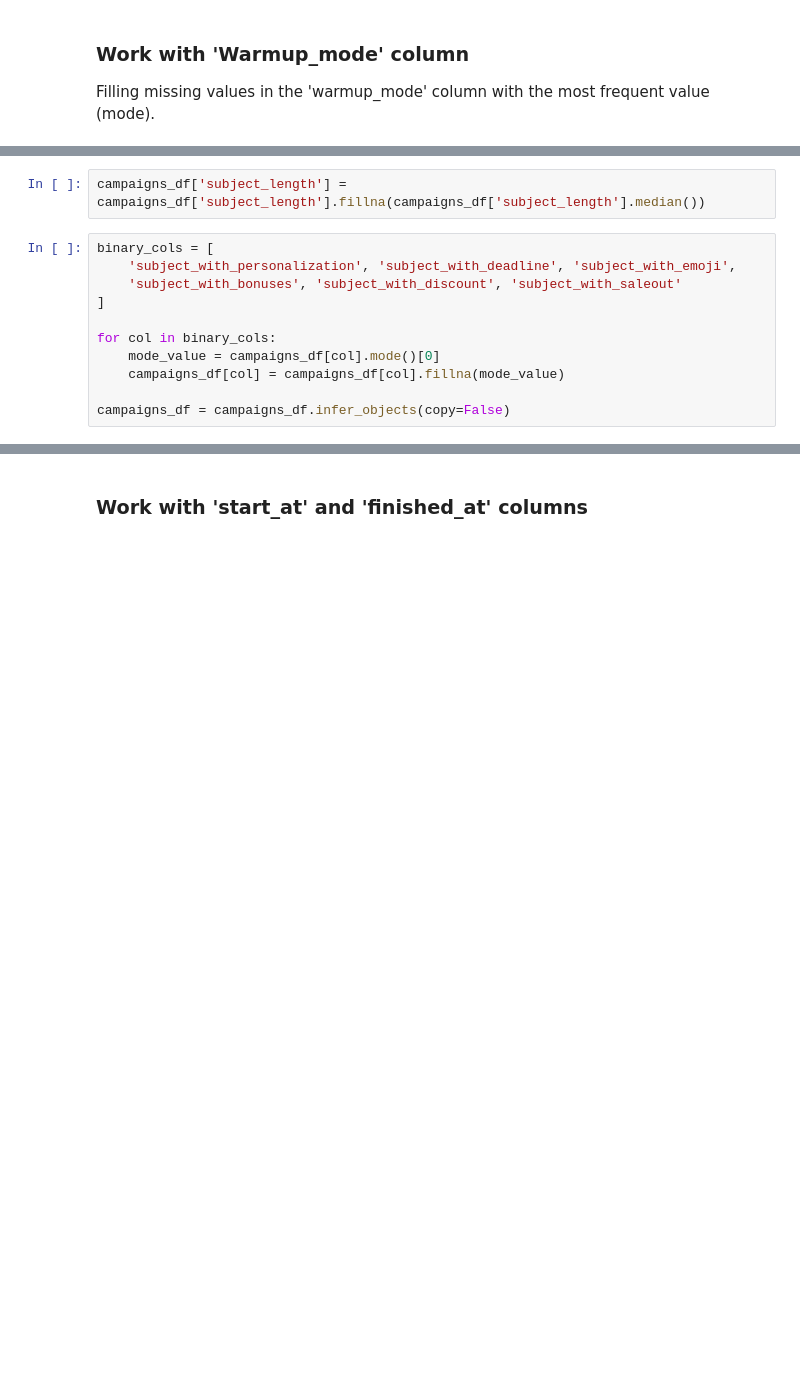
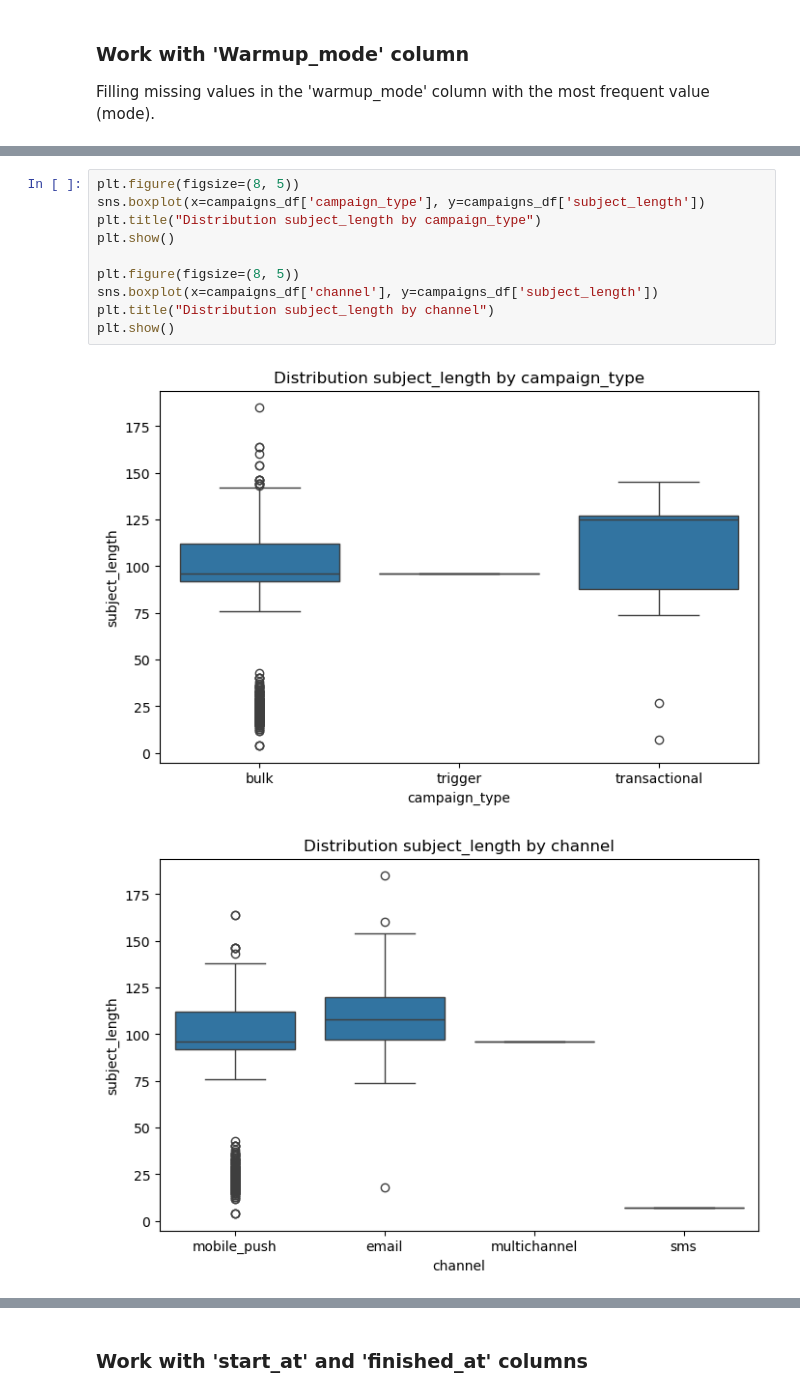
Before and after one commit to dadaxonEnigma/Big-Data-Course, a Jupyter notebook: Assignment 2/campaigns.ipynb, the cells around one changed output, grey strips where cells are left out. Drawn from its saved outputs; the diff is of its cells as text; blank space fills up the shorter version.

```diff
--- a/Assignment 2/campaigns.ipynb
+++ b/Assignment 2/campaigns.ipynb
@@ -112,13 +177,13 @@ other subjects with  the most frequent value (mode).
-# %%
-campaigns_df['subject_length'] = campaigns_df['subject_length'].fillna(campaigns_df['subject_length'].median())
-# %%
-binary_cols = [
-    'subject_with_personalization', 'subject_with_deadline', 'subject_with_emoji',
-    'subject_with_bonuses', 'subject_with_discount', 'subject_with_saleout'
-]
-
-for col in binary_cols:
-    mode_value = campaigns_df[col].mode()[0]
-    campaigns_df[col] = campaigns_df[col].fillna(mode_value)
-
-campaigns_df = campaigns_df.infer_objects(copy=False)
+# %%
+plt.figure(figsize=(8, 5))
+sns.boxplot(x=campaigns_df['campaign_type'], y=campaigns_df['subject_length'])
+plt.title("Distribution subject_length by campaign_type")
+plt.show()
+
+plt.figure(figsize=(8, 5))
+sns.boxplot(x=campaigns_df['channel'], y=campaigns_df['subject_length'])
+plt.title("Distribution subject_length by channel")
+plt.show()
+# %% [output]
+[figure, added]
+[figure, added]
```
Also changed, not shown: parts of 14 cells of this notebook.
